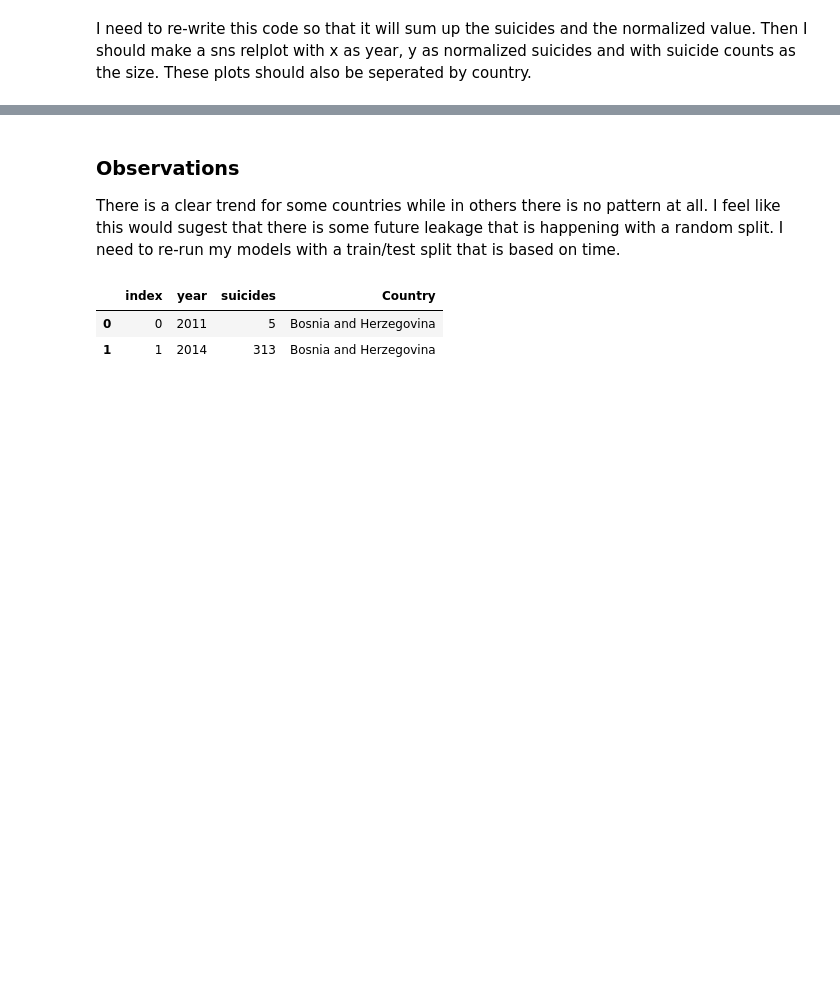
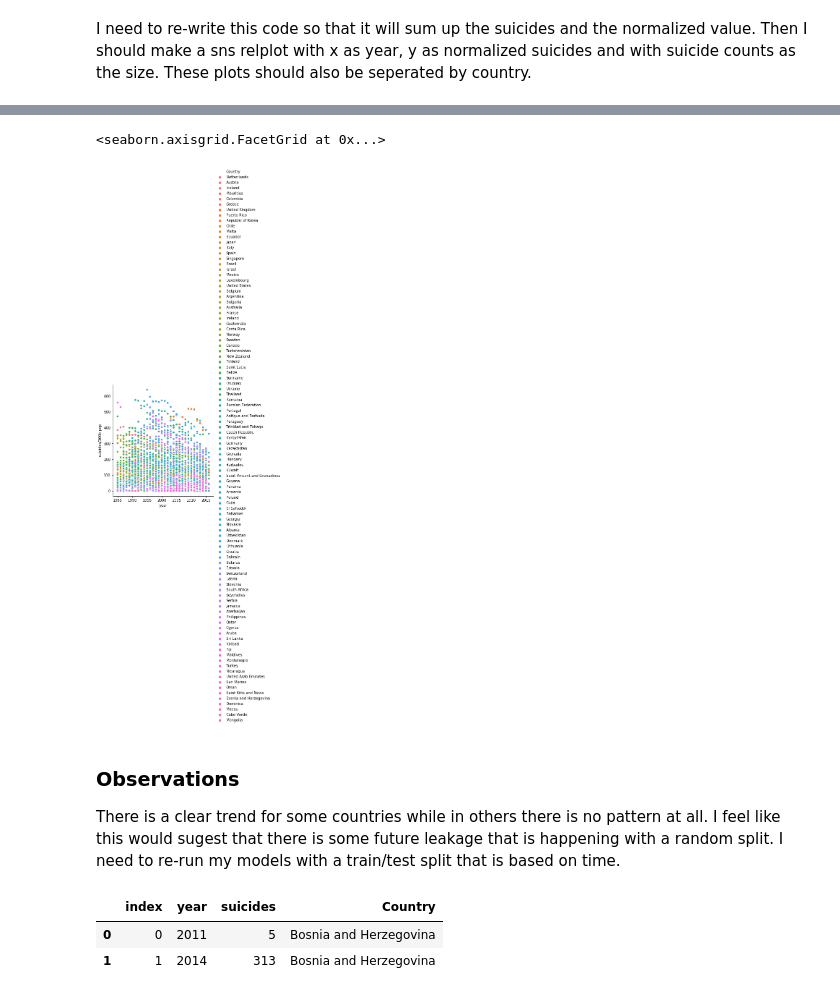
Before and after one commit to eyvonne/Unit_2_Project, a Jupyter notebook: Suicides/Timeline analysis.ipynb, the cells around one changed output, grey strips where cells are left out. Drawn from its saved outputs; the diff is of its cells as text; code cells hidden in the pictures; blank space fills up the shorter version.

```diff
--- a/Suicides/Timeline analysis.ipynb
+++ b/Suicides/Timeline analysis.ipynb
@@ -80,3 +71,9 @@ for i, country in enumerate(countries):
+# %%
+#attempting to put them all into one place but it makes a mess, there are just too many countries.
+sns.relplot('year','suicides/100k pop', hue='Country', data=df_yearly_Sums)
+# %% [output]
+<seaborn.axisgrid.FacetGrid at 0x...>
+[figure, added]
 # %%
 import plotly.express as px
 # %% [markdown]
```
Also changed, not shown: parts of 9 cells of this notebook.
